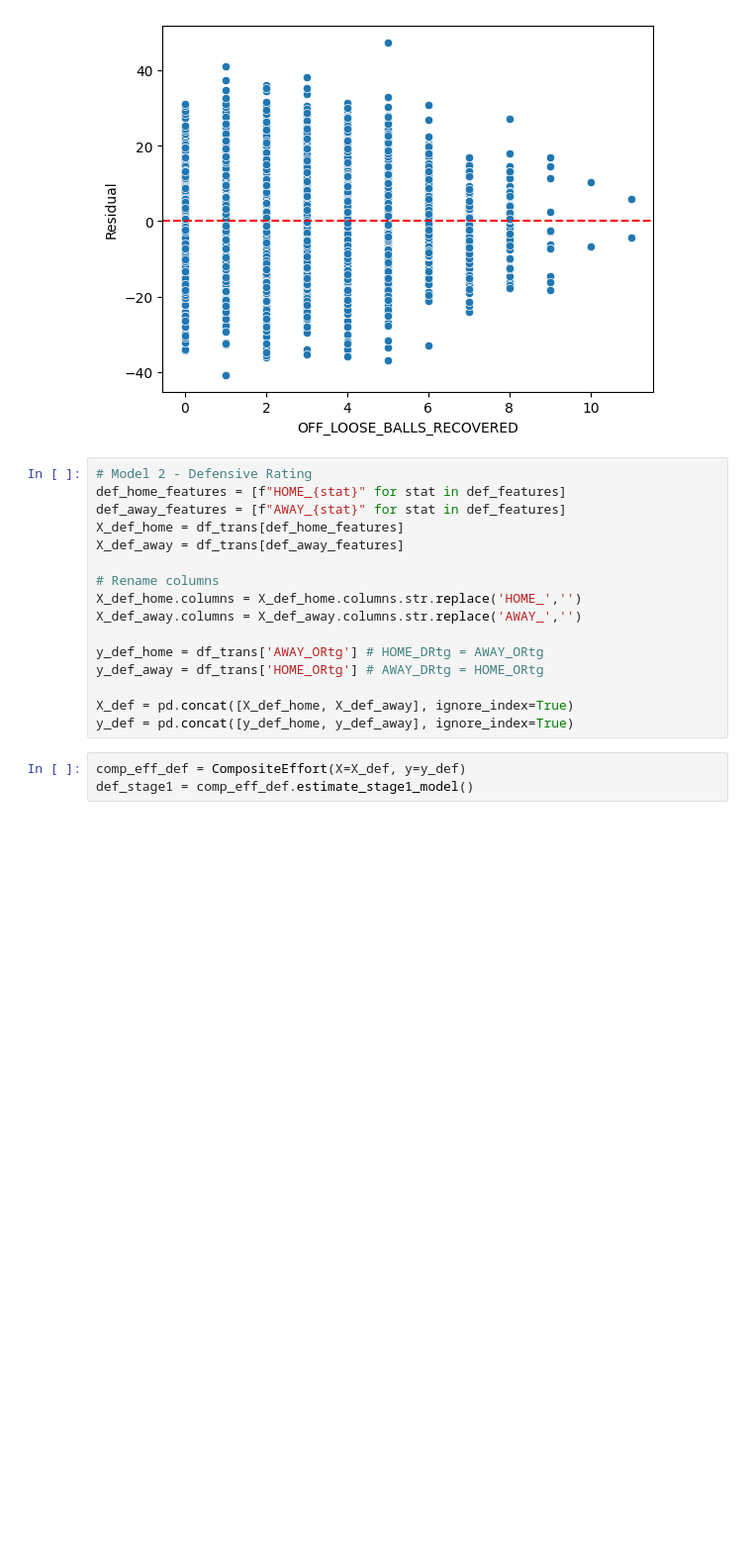
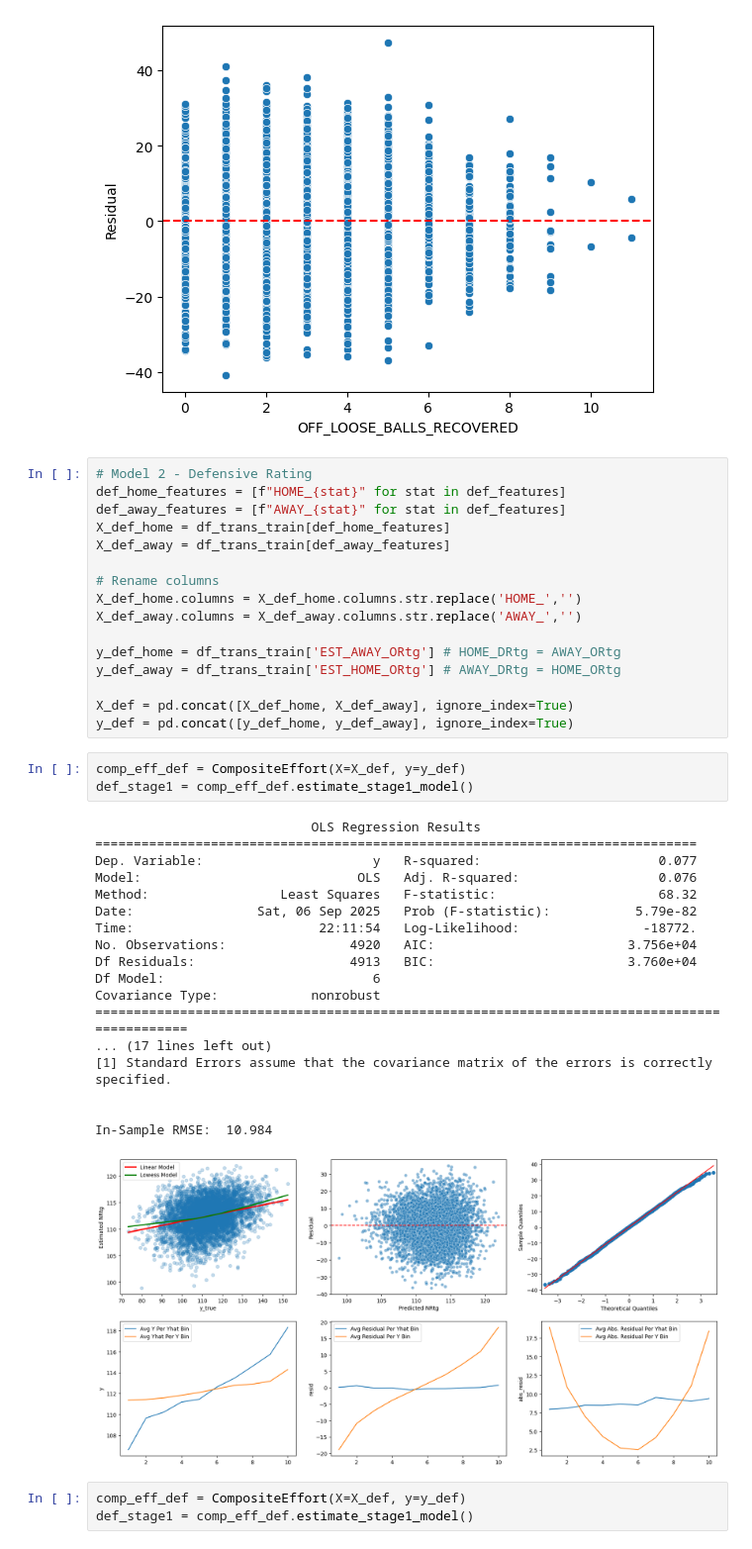
Before and after one commit to samluxenberg1/nba_hustle_sdg, a Jupyter notebook: notebooks/off_def_rating_models.ipynb, the cells around one changed output. Shown at 99% size. Drawn from its saved outputs; the diff is of its cells as text; blank space fills up the shorter version.

```diff
--- a/notebooks/off_def_rating_models.ipynb
+++ b/notebooks/off_def_rating_models.ipynb
@@ -105,18 +155,40 @@ plt.show()
 # Model 2 - Defensive Rating
 def_home_features = [f"HOME_{stat}" for stat in def_features]
 def_away_features = [f"AWAY_{stat}" for stat in def_features]
-X_def_home = df_trans[def_home_features]
-X_def_away = df_trans[def_away_features]
+X_def_home = df_trans_train[def_home_features]
+X_def_away = df_trans_train[def_away_features]
 
 # Rename columns
 X_def_home.columns = X_def_home.columns.str.replace('HOME_','')
 X_def_away.columns = X_def_away.columns.str.replace('AWAY_','')
 
-y_def_home = df_trans['AWAY_ORtg'] # HOME_DRtg = AWAY_ORtg
-y_def_away = df_trans['HOME_ORtg'] # AWAY_DRtg = HOME_ORtg
+y_def_home = df_trans_train['EST_AWAY_ORtg'] # HOME_DRtg = AWAY_ORtg
+y_def_away = df_trans_train['EST_HOME_ORtg'] # AWAY_DRtg = HOME_ORtg
 
 X_def = pd.concat([X_def_home, X_def_away], ignore_index=True)
 y_def = pd.concat([y_def_home, y_def_away], ignore_index=True)
+# %%
+comp_eff_def = CompositeEffort(X=X_def, y=y_def)
+def_stage1 = comp_eff_def.estimate_stage1_model()
+# %% [output]
+                            OLS Regression Results
+==============================================================================
+Dep. Variable:                      y   R-squared:                       0.077
+Model:                            OLS   Adj. R-squared:                  0.076
+Method:                 Least Squares   F-statistic:                     68.32
+Date:                Sat, 06 Sep 2025   Prob (F-statistic):           5.79e-82
+Time:                        22:11:54   Log-Likelihood:                -18772.
+No. Observations:                4920   AIC:                         3.756e+04
+Df Residuals:                    4913   BIC:                         3.760e+04
+Df Model:                           6
+Covariance Type:            nonrobust
+=============================================================================================
+... (17 lines left out)
+[1] Standard Errors assume that the covariance matrix of the errors is correctly specified.
+
+
+In-Sample RMSE:  10.984
+[figure, added]
 # %%
 comp_eff_def = CompositeEffort(X=X_def, y=y_def)
 def_stage1 = comp_eff_def.estimate_stage1_model()
```
Also changed, not shown: parts of 23 cells of this notebook, 15 other files.
